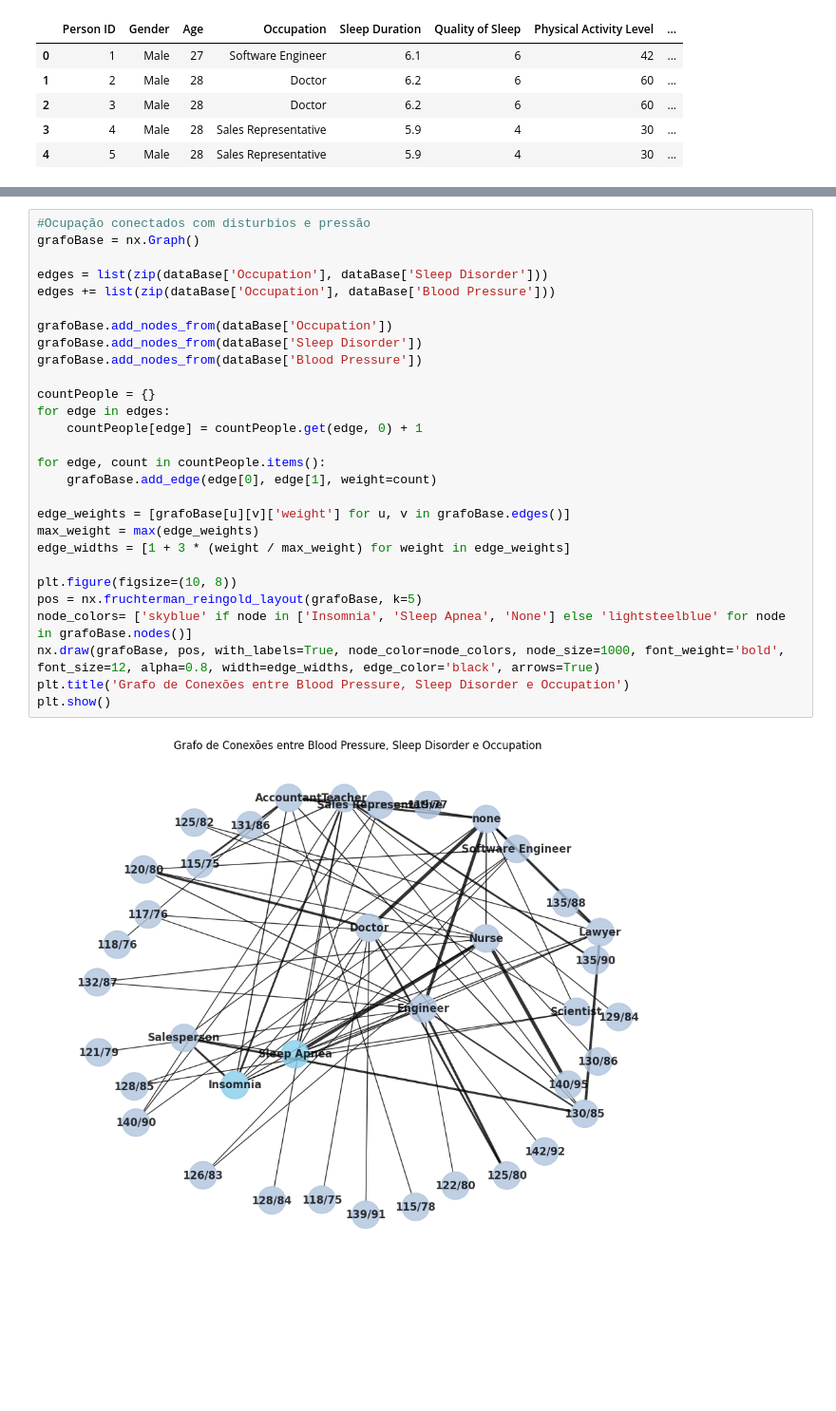
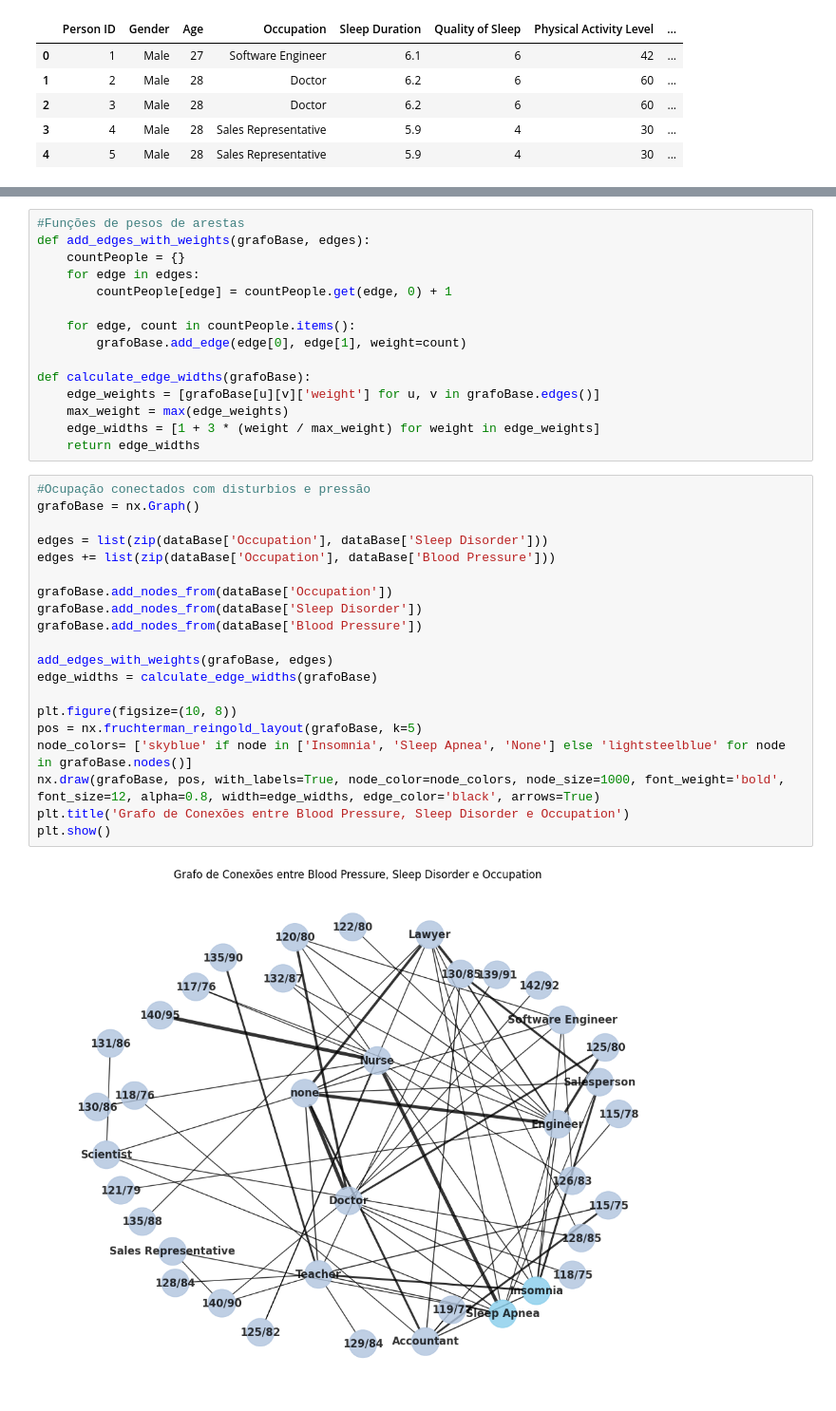
Before and after one commit to Letolsilva/AEDS-Graph-analysis-and-Sleep-disorders, a Jupyter notebook: grafos2.ipynb, the cells around one changed output, grey strips where cells are left out. Shown at 95% size. Drawn from its saved outputs; the diff is of its cells as text; blank space fills up the shorter version.

Commit message:
Funções implementadas

```diff
--- a/grafos2.ipynb
+++ b/grafos2.ipynb
@@ -56,33 +54,40 @@ plt.show()
+# %%
+#Funções de pesos de arestas
+def add_edges_with_weights(grafoBase, edges):
+    countPeople = {}
+    for edge in edges:
+        countPeople[edge] = countPeople.get(edge, 0) + 1
+
+    for edge, count in countPeople.items():
+        grafoBase.add_edge(edge[0], edge[1], weight=count)
+
+def calculate_edge_widths(grafoBase):
+    edge_weights = [grafoBase[u][v]['weight'] for u, v in grafoBase.edges()]
+    max_weight = max(edge_weights)
+    edge_widths = [1 + 3 * (weight / max_weight) for weight in edge_weights]
+    return edge_widths
 # %%
 #Ocupação conectados com disturbios e pressão
 grafoBase = nx.Graph()
 
 edges = list(zip(dataBase['Occupation'], dataBase['Sleep Disorder']))
 edges += list(zip(dataBase['Occupation'], dataBase['Blood Pressure']))
 
 grafoBase.add_nodes_from(dataBase['Occupation'])
 grafoBase.add_nodes_from(dataBase['Sleep Disorder'])
 grafoBase.add_nodes_from(dataBase['Blood Pressure'])
 
-countPeople = {}
-for edge in edges:
-    countPeople[edge] = countPeople.get(edge, 0) + 1
-
-for edge, count in countPeople.items():
-    grafoBase.add_edge(edge[0], edge[1], weight=count)
-
-edge_weights = [grafoBase[u][v]['weight'] for u, v in grafoBase.edges()]
-max_weight = max(edge_weights)
-edge_widths = [1 + 3 * (weight / max_weight) for weight in edge_weights]
+add_edges_with_weights(grafoBase, edges)
+edge_widths = calculate_edge_widths(grafoBase)
 
 plt.figure(figsize=(10, 8))
 pos = nx.fruchterman_reingold_layout(grafoBase, k=5)
 node_colors= ['skyblue' if node in ['Insomnia', 'Sleep Apnea', 'None'] else 'lightsteelblue' for node in grafoBase.nodes()]
 nx.draw(grafoBase, pos, with_labels=True, node_color=node_colors, node_size=1000, font_weight='bold', font_size=12, alpha=0.8, width=edge_widths, edge_color='black', arrows=True)
 plt.title('Grafo de Conexões entre Blood Pressure, Sleep Disorder e Occupation')
 plt.show()
 # %% [output]
-[figure, old version]
+[figure, new version]
 # %%
 # Árvore de abragência máxima 1
 grafoBase = nx.Graph()
```
Also changed, not shown: parts of 8 cells of this notebook.
